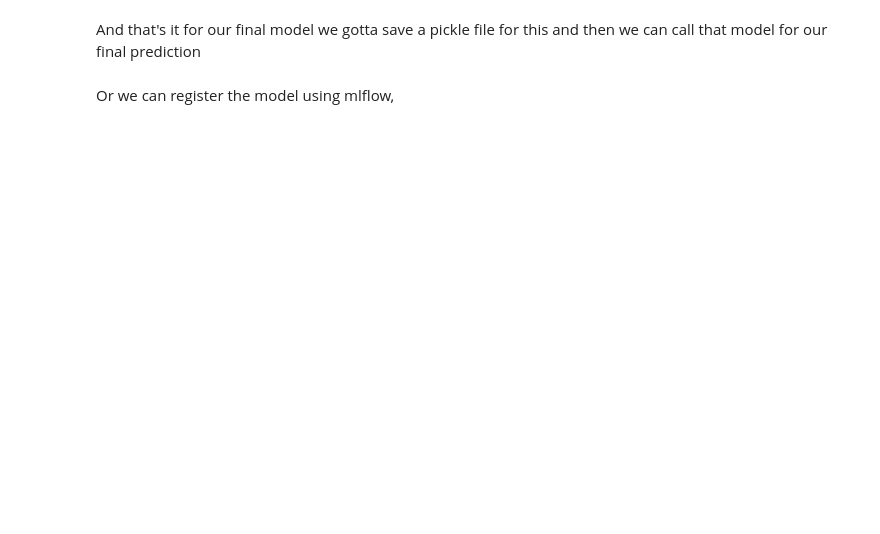
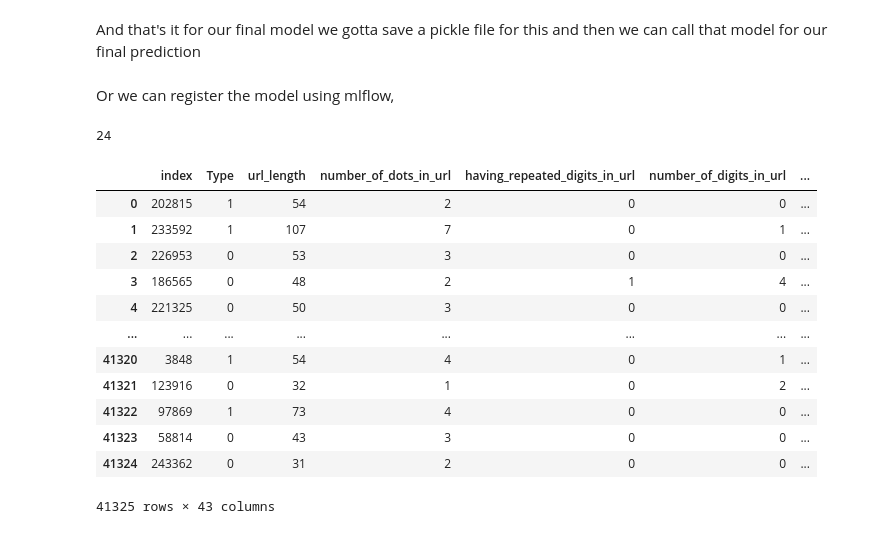
Before and after one commit to Lycons-rage/phishing_classifier, a Jupyter notebook: notebooks/EDA.ipynb, the cells around one changed output. Saved outputs shown, nothing was run; the diff lists cells and outputs as text; code cells hidden in the pictures; blank space fills up the shorter version.

```diff
--- a/notebooks/EDA.ipynb
+++ b/notebooks/EDA.ipynb
@@ -443,3 +445,26 @@ Test Accuracies :  [0.9040532365396249, 0.9040532365396249, 0.9040532365396249,
 And that's it for our final model we gotta save a pickle file for this and then we can call that model for our final prediction
 # %% [markdown]
 Or we can register the model using mlflow,
+# %%
+data = [54,26,82,74,92,74,82,84,83,83,56,21,64,93,72,86,95,44,80,93,60,28,57,25]
+len(data)
+# %% [output]
+24
+# %%
+import random
+
+df.sample(41325).reset_index()
+# %% [output]
+|  | index | Type | url_length | number_of_dots_in_url | having_repeated_digits_in_url | number_of_digits_in_url | ... |
+| 0 | 202815 | 1 | 54 | 2 | 0 | 0 | ... |
+| 1 | 233592 | 1 | 107 | 7 | 0 | 1 | ... |
+| 2 | 226953 | 0 | 53 | 3 | 0 | 0 | ... |
+| 3 | 186565 | 0 | 48 | 2 | 1 | 4 | ... |
+| 4 | 221325 | 0 | 50 | 3 | 0 | 0 | ... |
+| ... | ... | ... | ... | ... | ... | ... | ... |
+| 41320 | 3848 | 1 | 54 | 4 | 0 | 1 | ... |
+| 41321 | 123916 | 0 | 32 | 1 | 0 | 2 | ... |
+| 41322 | 97869 | 1 | 73 | 4 | 0 | 0 | ... |
+| 41323 | 58814 | 0 | 43 | 3 | 0 | 0 | ... |
+| 41324 | 243362 | 0 | 31 | 2 | 0 | 0 | ... |
+41325 rows × 43 columns
```
Also changed, not shown: parts of 12 cells of this notebook, 2 other files.
